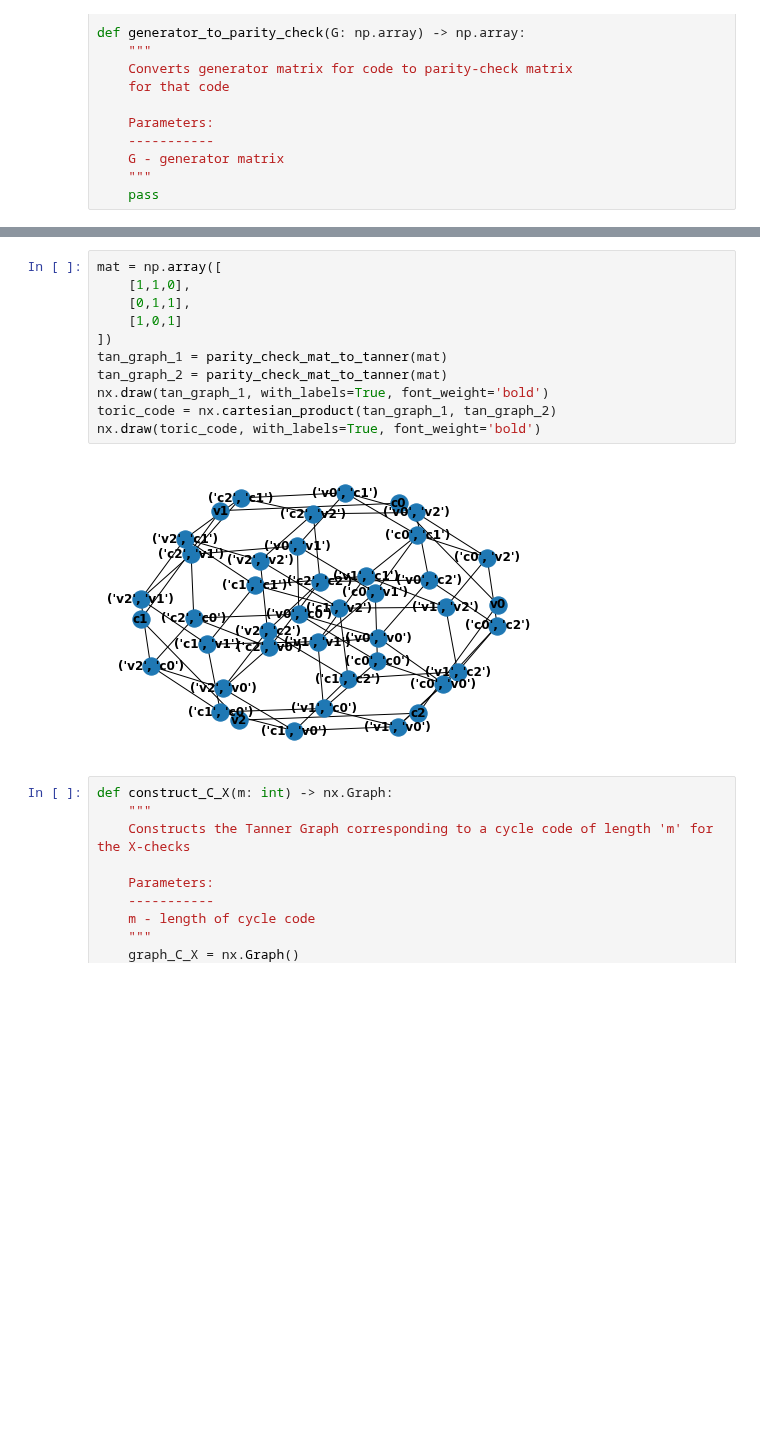
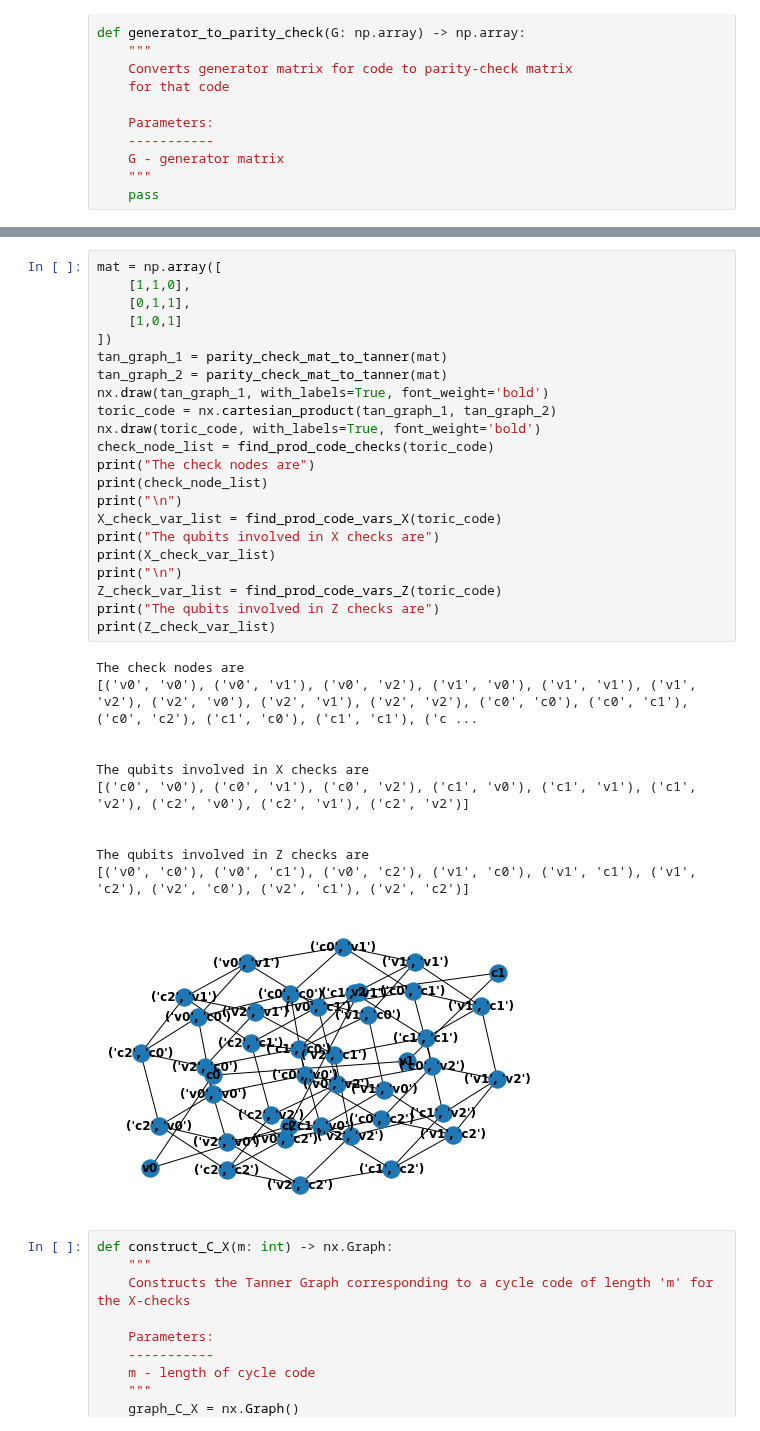
Before and after one commit to Samyak-Surti/QLDPCCodeSim, a Jupyter notebook: hypergraph_prod_code.ipynb, the cells around one changed output, grey strips where cells are left out. Drawn from its saved outputs; the diff is of its cells as text; blank space fills up the shorter version.

Commit message:
Working on getting stabilizers for X and Z checks

```diff
--- a/hypergraph_prod_code.ipynb
+++ b/hypergraph_prod_code.ipynb
@@ -102,16 +125,37 @@ def find_prod_code_vars(G: nx.Graph) -> List:
 # %%
 mat = np.array([
     [1,1,0],
     [0,1,1],
     [1,0,1]
 ])
 tan_graph_1 = parity_check_mat_to_tanner(mat)
 tan_graph_2 = parity_check_mat_to_tanner(mat)
 nx.draw(tan_graph_1, with_labels=True, font_weight='bold')
 toric_code = nx.cartesian_product(tan_graph_1, tan_graph_2)
 nx.draw(toric_code, with_labels=True, font_weight='bold')
+check_node_list = find_prod_code_checks(toric_code)
+print("The check nodes are")
+print(check_node_list)
+print("\n")
+X_check_var_list = find_prod_code_vars_X(toric_code)
+print("The qubits involved in X checks are")
+print(X_check_var_list)
+print("\n")
+Z_check_var_list = find_prod_code_vars_Z(toric_code)
+print("The qubits involved in Z checks are")
+print(Z_check_var_list)
 # %% [output]
+The check nodes are
+[('v0', 'v0'), ('v0', 'v1'), ('v0', 'v2'), ('v1', 'v0'), ('v1', 'v1'), ('v1', 'v2'), ('v2', 'v0'), ('v2', 'v1'), ('v2', 'v2'), ('c0', 'c0'), ('c0', 'c1'), ('c0', 'c2'), ('c1', 'c0'), ('c1', 'c1'), ('c ...
+
+
+The qubits involved in X checks are
+[('c0', 'v0'), ('c0', 'v1'), ('c0', 'v2'), ('c1', 'v0'), ('c1', 'v1'), ('c1', 'v2'), ('c2', 'v0'), ('c2', 'v1'), ('c2', 'v2')]
+
+
+The qubits involved in Z checks are
+[('v0', 'c0'), ('v0', 'c1'), ('v0', 'c2'), ('v1', 'c0'), ('v1', 'c1'), ('v1', 'c2'), ('v2', 'c0'), ('v2', 'c1'), ('v2', 'c2')]
-[figure, old version]
+[figure, new version]
 # %%
 def construct_C_X(m: int) -> nx.Graph:
     """
```
Also changed, not shown: parts of 2 cells of this notebook.
